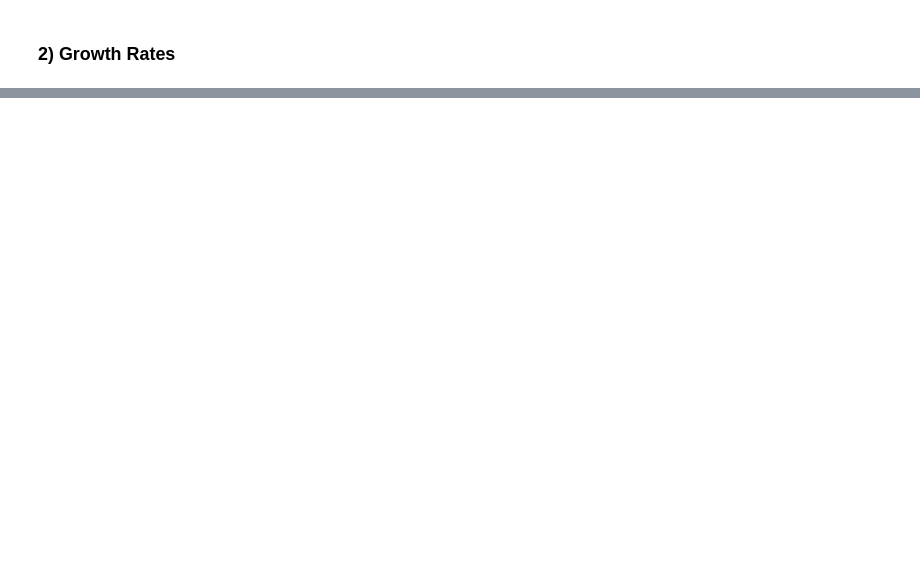
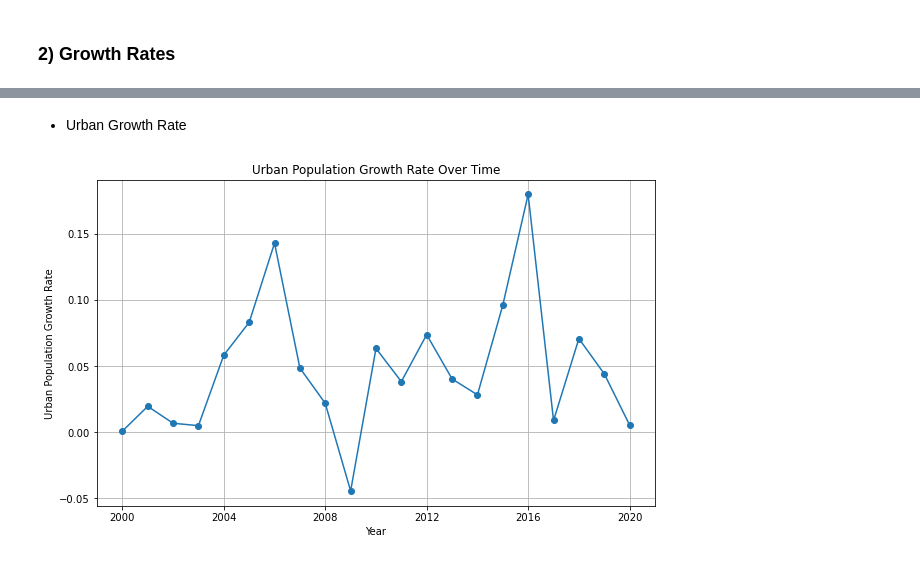
Before and after one commit to Edna722/Omdena-Machakos-Unemployment, a Jupyter notebook: Final_Pre_Processed_Data_(EDA)_Norman.ipynb, the cells around one changed output, grey strips where cells are left out. Cells and saved outputs as stored; diff of their text form; code cells hidden in the pictures; blank space fills up the shorter version.

```diff
--- a/Final_Pre_Processed_Data_(EDA)_Norman.ipynb
+++ b/Final_Pre_Processed_Data_(EDA)_Norman.ipynb
@@ -558,3 +543,21 @@ df['Labor_Force_Participation_Ratio_Male'] = df['Labor force participation rate
-# %%
-df['Log_Labour_Force'] = np.log(df['Labour Force'])
-df['Log_Nominal_GDP'] = np.log(df['Nominal GDP prices (Ksh Million)'])
+# %% [markdown]
+* Urban Growth Rate
+# %%
+# Create a figure and axis for the plot
+plt.figure(figsize=(10, 6))
+
+# Plot 'Urban_Population_Ratio' over time
+plt.plot(df['Year'], df['Urban_Population_Ratio'], marker='o', linestyle='-')
+
+# Set labels and title
+plt.xlabel('Year')
+plt.ylabel('Urban Population Growth Rate')
+plt.title('Urban Population Growth Rate Over Time')
+
+# Enable grid lines
+plt.grid(True)
+
+# Show the plot
+plt.show()
+# %% [output]
+[figure, added]
```
Also changed, not shown: parts of 42 cells of this notebook.
